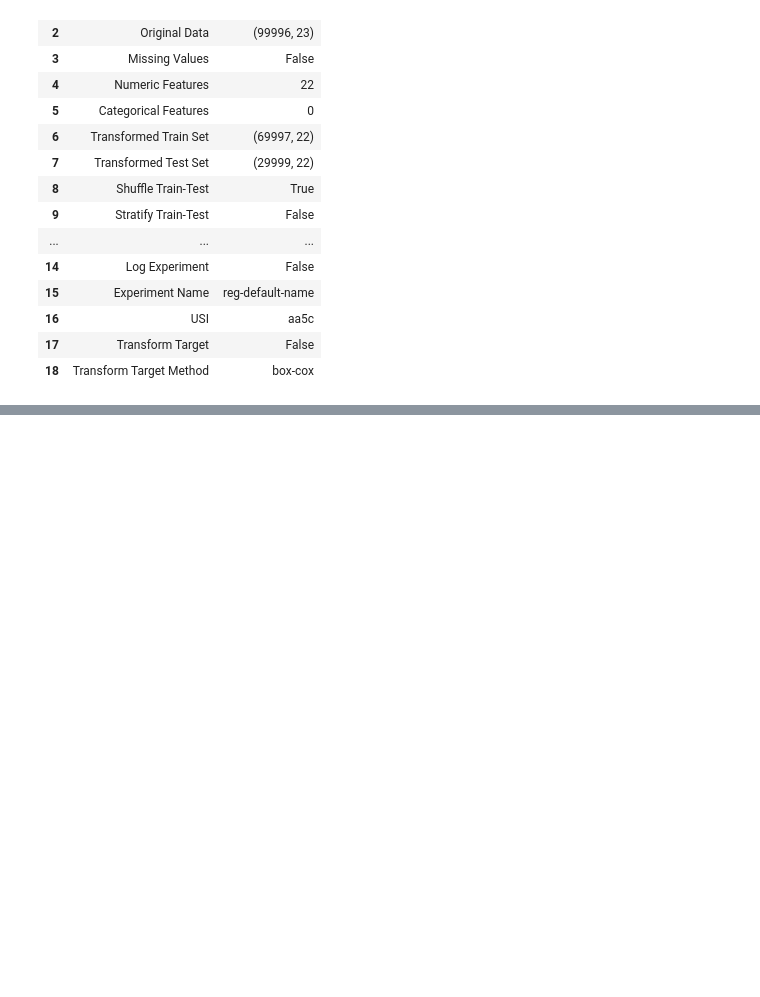
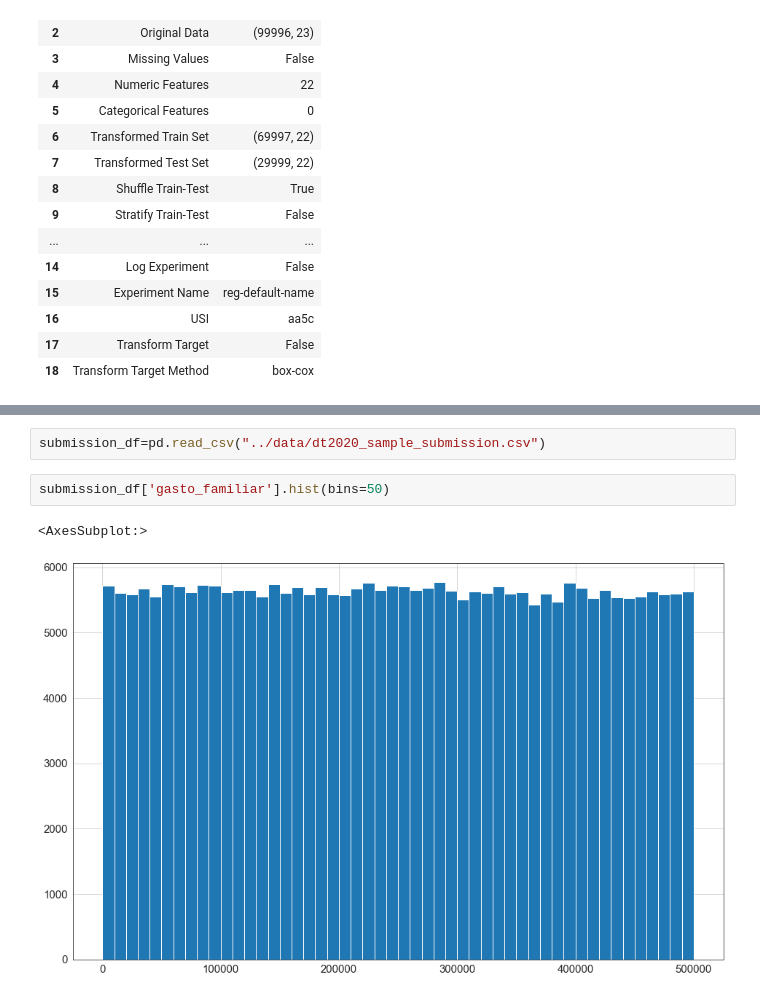
Before and after one commit to abdala9512/bc-dataton, a Jupyter notebook: notebooks/notebook_Miguel.ipynb, the cells around one changed output, grey strips where cells are left out. Drawn from its saved outputs; the diff is of its cells as text; blank space fills up the shorter version.

```diff
--- a/notebooks/notebook_Miguel.ipynb
+++ b/notebooks/notebook_Miguel.ipynb
@@ -376,0 +399,7 @@ reg1 = setup(data = sample_df.drop(categorical_features, axis=1), target = 'gast
+# %%
+submission_df=pd.read_csv("../data/dt2020_sample_submission.csv")
+# %%
+submission_df['gasto_familiar'].hist(bins=50)
+# %% [output]
+<AxesSubplot:>
+[figure, added]
```
Also changed, not shown: parts of 11 cells of this notebook, 2 other files.
